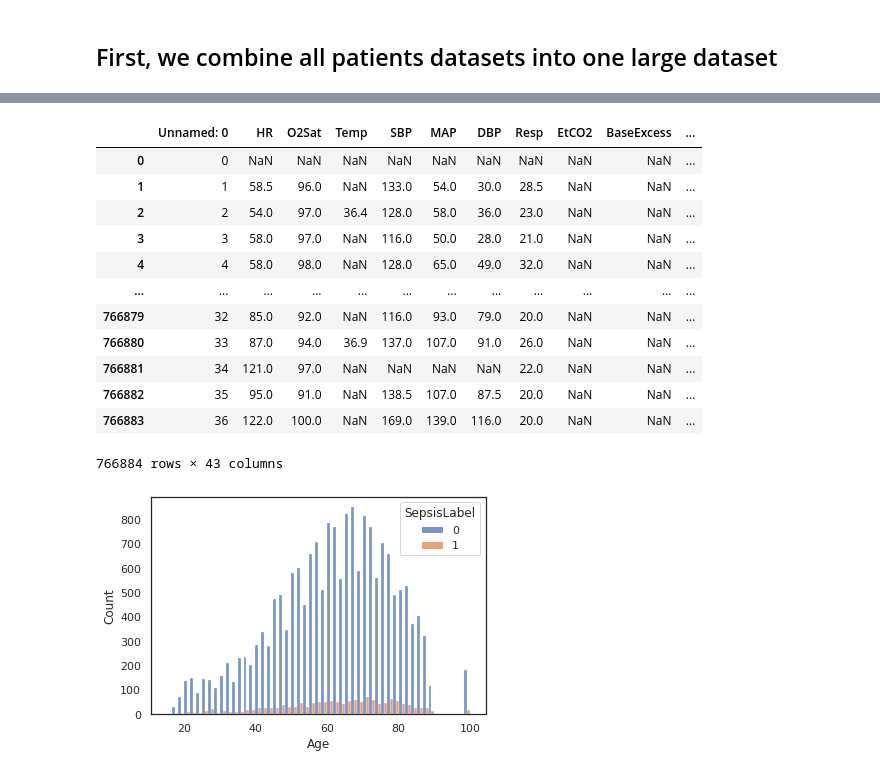
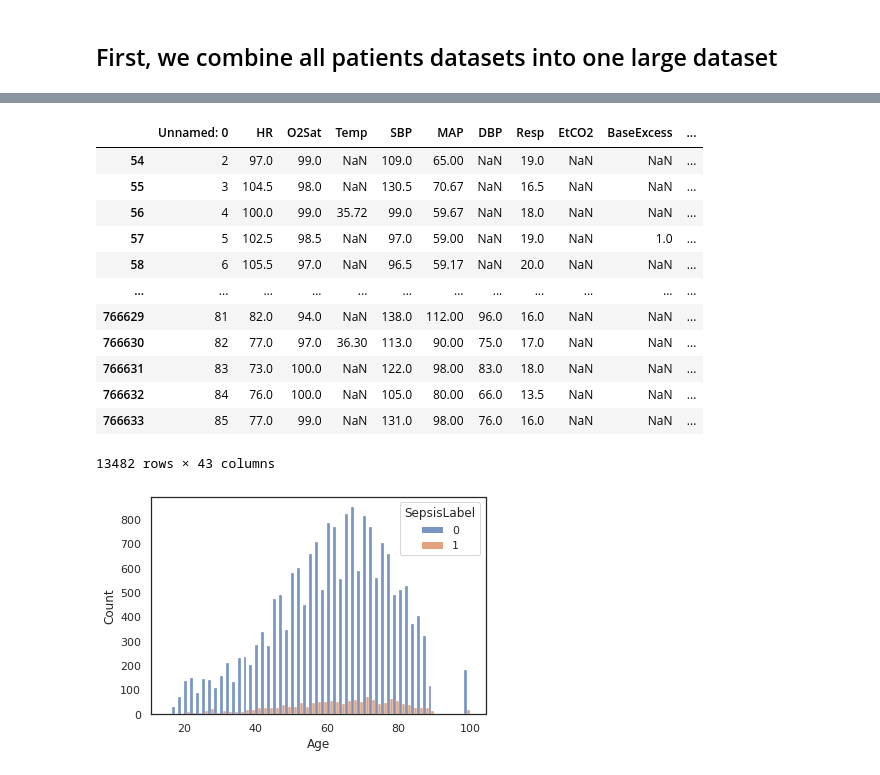
Before and after one commit to AtarCohen/Early-Prediction_of_Sepsis, a Jupyter notebook: notebook1.ipynb, the cells around one changed output, grey strips where cells are left out. Cells and saved outputs as stored; diff of their text form; code cells hidden in the pictures.

```diff
--- a/notebook1.ipynb
+++ b/notebook1.ipynb
@@ -38,21 +55,21 @@ df.to_csv('train_data_combined.csv')
 # %%
 df = pd.read_csv('Early_Prediction_of_Sepsis/train_data_combined.csv')
-# %%
-df
-# %% [output]
-|  | Unnamed: 0 | HR | O2Sat | Temp | SBP | MAP | DBP | Resp | EtCO2 | BaseExcess | ... |
-| 0 | 0 | NaN | NaN | NaN | NaN | NaN | NaN | NaN | NaN | NaN | ... |
-| 1 | 1 | 58.5 | 96.0 | NaN | 133.0 | 54.0 | 30.0 | 28.5 | NaN | NaN | ... |
-| 2 | 2 | 54.0 | 97.0 | 36.4 | 128.0 | 58.0 | 36.0 | 23.0 | NaN | NaN | ... |
-| 3 | 3 | 58.0 | 97.0 | NaN | 116.0 | 50.0 | 28.0 | 21.0 | NaN | NaN | ... |
-| 4 | 4 | 58.0 | 98.0 | NaN | 128.0 | 65.0 | 49.0 | 32.0 | NaN | NaN | ... |
-| ... | ... | ... | ... | ... | ... | ... | ... | ... | ... | ... | ... |
-| 766879 | 32 | 85.0 | 92.0 | NaN | 116.0 | 93.0 | 79.0 | 20.0 | NaN | NaN | ... |
-| 766880 | 33 | 87.0 | 94.0 | 36.9 | 137.0 | 107.0 | 91.0 | 26.0 | NaN | NaN | ... |
-| 766881 | 34 | 121.0 | 97.0 | NaN | NaN | NaN | NaN | 22.0 | NaN | NaN | ... |
-| 766882 | 35 | 95.0 | 91.0 | NaN | 138.5 | 107.0 | 87.5 | 20.0 | NaN | NaN | ... |
-| 766883 | 36 | 122.0 | 100.0 | NaN | 169.0 | 139.0 | 116.0 | 20.0 | NaN | NaN | ... |
-766884 rows × 43 columns
+# %%
+df[df['SepsisLabel']==1]
+# %% [output]
+|  | Unnamed: 0 | HR | O2Sat | Temp | SBP | MAP | DBP | Resp | EtCO2 | BaseExcess | ... |
+| 54 | 2 | 97.0 | 99.0 | NaN | 109.0 | 65.00 | NaN | 19.0 | NaN | NaN | ... |
+| 55 | 3 | 104.5 | 98.0 | NaN | 130.5 | 70.67 | NaN | 16.5 | NaN | NaN | ... |
+| 56 | 4 | 100.0 | 99.0 | 35.72 | 99.0 | 59.67 | NaN | 18.0 | NaN | NaN | ... |
+| 57 | 5 | 102.5 | 98.5 | NaN | 97.0 | 59.00 | NaN | 19.0 | NaN | 1.0 | ... |
+| 58 | 6 | 105.5 | 97.0 | NaN | 96.5 | 59.17 | NaN | 20.0 | NaN | NaN | ... |
+| ... | ... | ... | ... | ... | ... | ... | ... | ... | ... | ... | ... |
+| 766629 | 81 | 82.0 | 94.0 | NaN | 138.0 | 112.00 | 96.0 | 16.0 | NaN | NaN | ... |
+| 766630 | 82 | 77.0 | 97.0 | 36.30 | 113.0 | 90.00 | 75.0 | 17.0 | NaN | NaN | ... |
+| 766631 | 83 | 73.0 | 100.0 | NaN | 122.0 | 98.00 | 83.0 | 18.0 | NaN | NaN | ... |
+| 766632 | 84 | 76.0 | 100.0 | NaN | 105.0 | 80.00 | 66.0 | 13.5 | NaN | NaN | ... |
+| 766633 | 85 | 77.0 | 99.0 | NaN | 131.0 | 98.00 | 76.0 | 16.0 | NaN | NaN | ... |
+13482 rows × 43 columns
 # %%
 demographic_df = df[['ID','Age','Gender','SepsisLabel','ICULOS']]
 demographic_df = demographic_df.groupby(by='ID').max()
```
Also changed, not shown: parts of 4 cells of this notebook.
